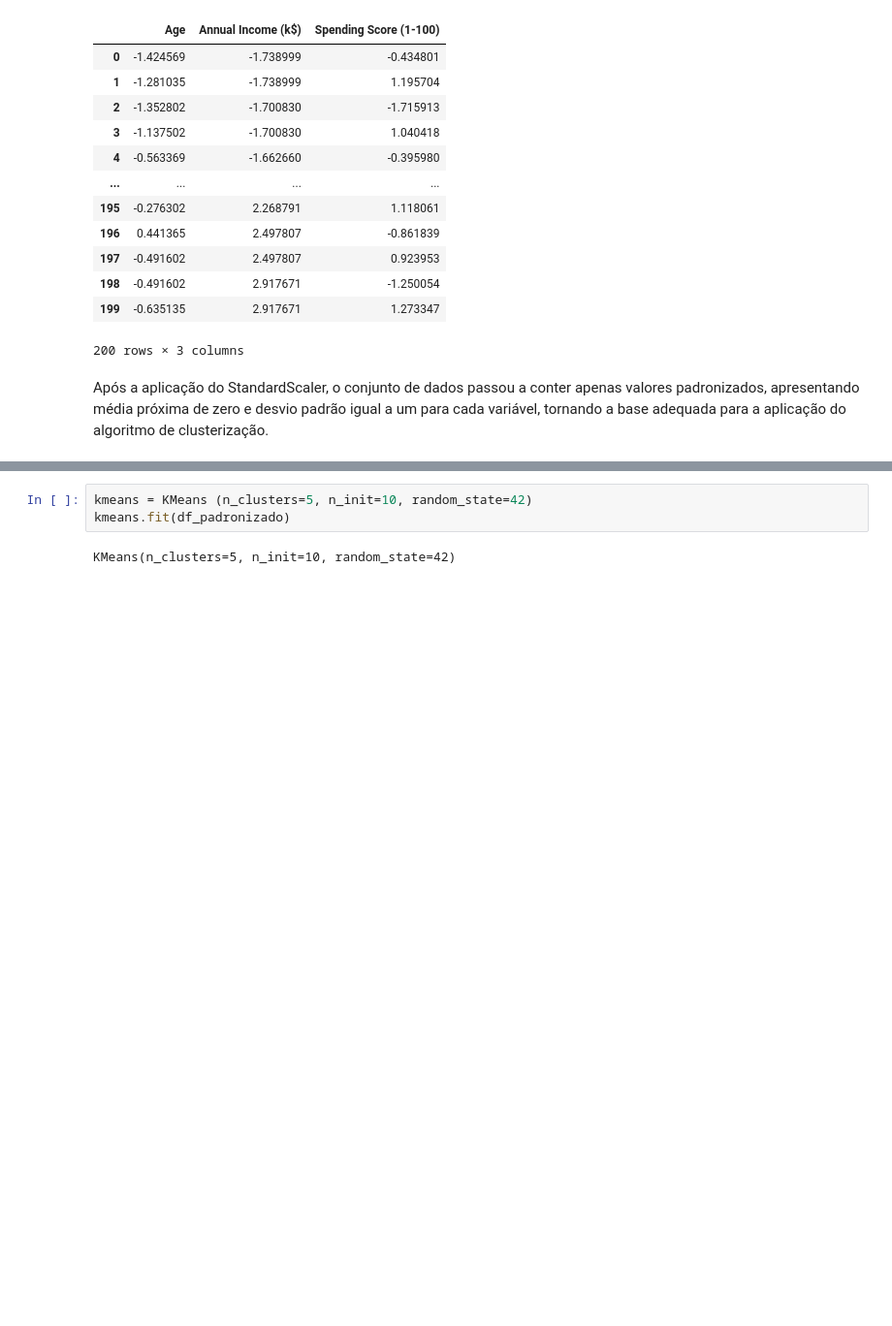
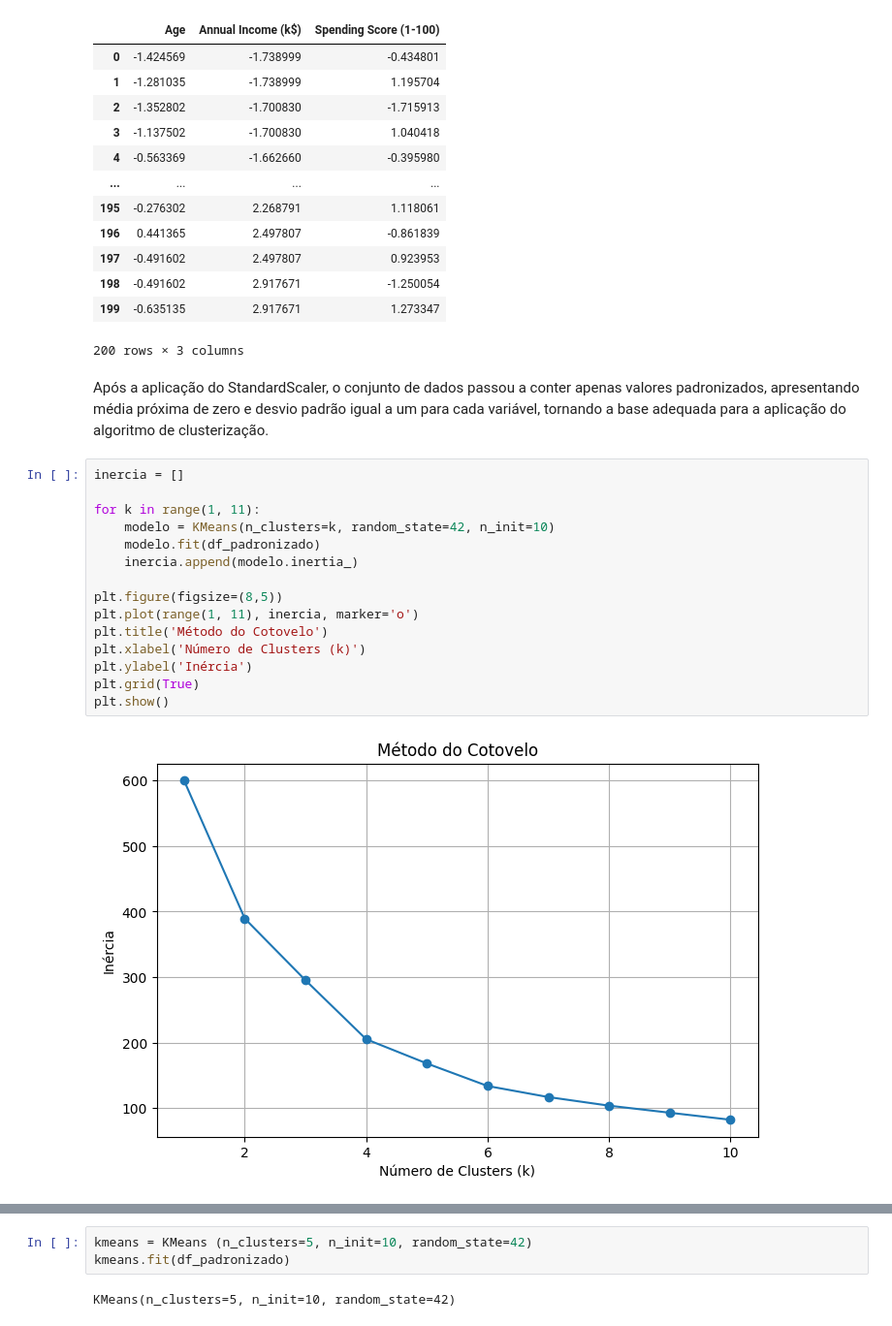
Before and after one commit to TierryW/Ciencia_de_Dados, a Jupyter notebook: 27 - Arvore_X_Random_Forest/Profissao Cientista de Dados M33 A1 Pratique.ipynb, the cells around one changed output, grey strips where cells are left out. Shown at 97% size. Drawn from its saved outputs; the diff is of its cells as text; blank space fills up the shorter version.

```diff
--- a/27 - Arvore_X_Random_Forest/Profissao Cientista de Dados M33 A1 Pratique.ipynb
+++ b/27 - Arvore_X_Random_Forest/Profissao Cientista de Dados M33 A1 Pratique.ipynb
@@ -159,3 +160,20 @@ df_padronizado
 200 rows × 3 columns
 # %% [markdown]
 Após a aplicação do StandardScaler, o conjunto de dados passou a conter apenas valores padronizados, apresentando média próxima de zero e desvio padrão igual a um para cada variável, tornando a base adequada para a aplicação do algoritmo de clusterização.
+# %%
+inercia = []
+
+for k in range(1, 11):
+    modelo = KMeans(n_clusters=k, random_state=42, n_init=10)
+    modelo.fit(df_padronizado)
+    inercia.append(modelo.inertia_)
+
+plt.figure(figsize=(8,5))
+plt.plot(range(1, 11), inercia, marker='o')
+plt.title('Método do Cotovelo')
+plt.xlabel('Número de Clusters (k)')
+plt.ylabel('Inércia')
+plt.grid(True)
+plt.show()
+# %% [output]
+[figure, added]
```
Also changed, not shown: parts of 6 cells of this notebook.
